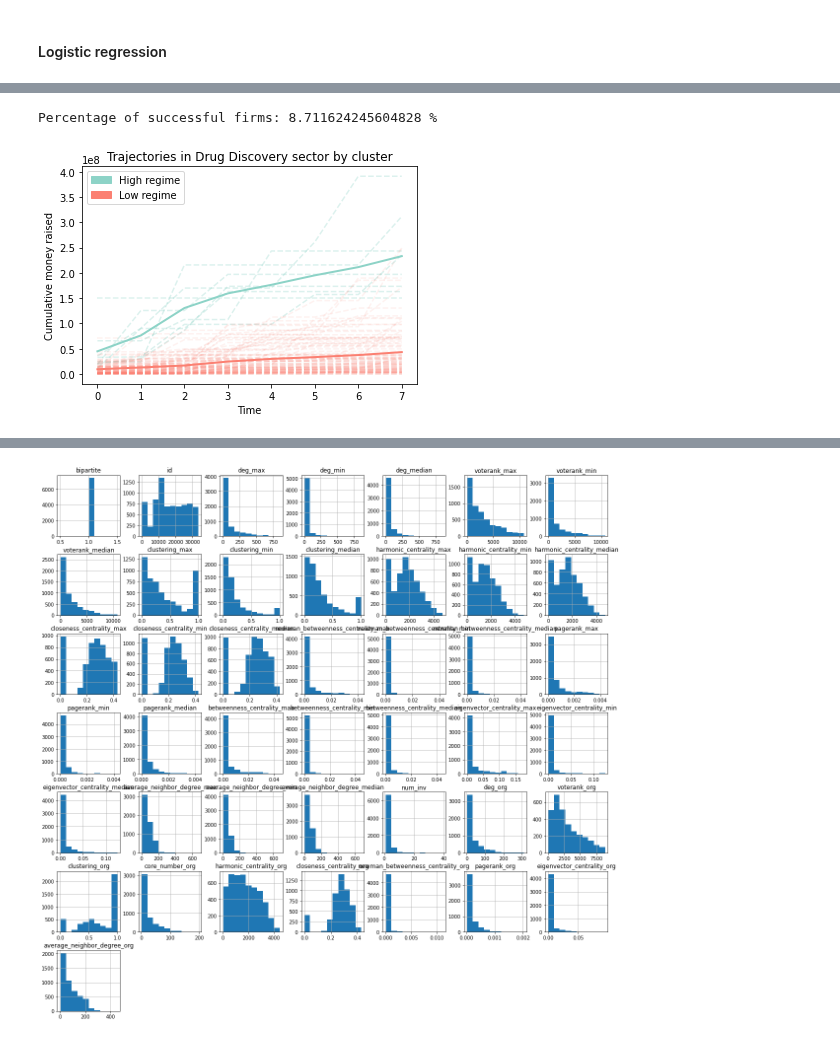
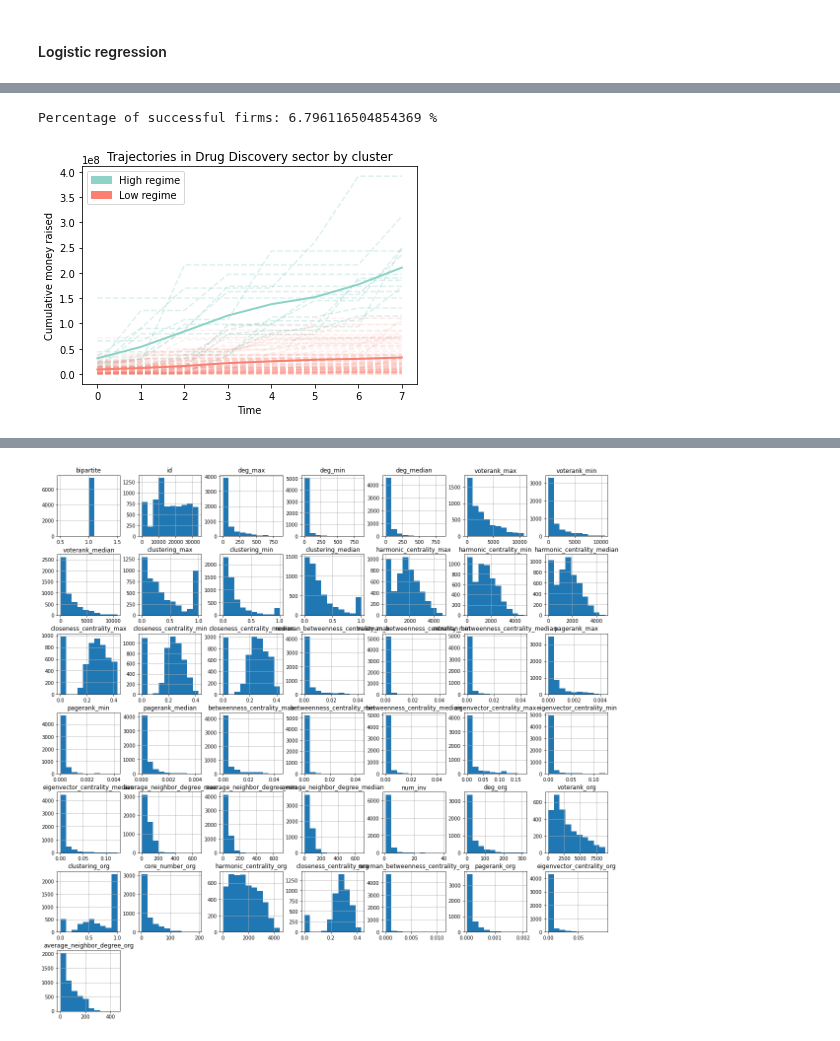
Before and after one commit to testalorenzo/crunch_net, a Jupyter notebook: ANS/notebook/notebooks/ANS_extension.ipynb, the cells around one changed output, grey strips where cells are left out. Saved outputs shown, nothing was run; the diff lists cells and outputs as text; code cells hidden in the pictures.

```diff
--- a/ANS/notebook/notebooks/ANS_extension.ipynb
+++ b/ANS/notebook/notebooks/ANS_extension.ipynb
@@ -33,7 +36,7 @@ def functional_clustering(data):
     clusters={}
     kmeans=skfda.ml.clustering.KMeans(n_clusters=2, n_init=100)
     for sector in content.industry.unique():
-        idx=content[content.industry==sector].index_x
+        idx=content[content.industry==sector].id_x
         mat=data.loc[:,data.columns.isin(idx)]
         if mat.shape[1]>1:
             fdmat = skfda.FDataGrid(mat.transpose().to_numpy())
@@ -82,7 +85,7 @@ cb_new = pd.merge(cb, numbers,  how='left', left_on=['target_name','stage'], rig
 cb_new = pd.merge(cb_new, nodes[nodes['bipartite']== 1],  how='left', left_on=['target_name','target_ID'], right_on = ['node','index'])
 cb_new = pd.merge(cb_new, nodes[nodes['bipartite']== 0],  how='left', left_on=['investors_name','investor_id'], right_on = ['node','index'])
 
-data=cb_new[['target_name', 'industry', 'index_x', 'date_y', 'size_real', 'target_founded', 'target_status', 'round_simp']]
+data=cb_new[['target_name', 'industry', 'id_x', 'date_y', 'size_real', 'target_founded', 'target_status', 'round_simp']]
 data.date_y=data.date_y.dt.year
 a=data.groupby(['round_simp']).count()
 a['target_name']=a.target_name/data.shape[0]
@@ -96,11 +99,11 @@ data=data[data.date_y<2021]
 data=data.loc[data.industry.isna()==False,]
 data=data.loc[~data.round_simp.isin(remove)]
 
-content=data[['industry','index_x', 'target_name', 'target_founded', 'target_status']].drop_duplicates()
+content=data[['industry','id_x', 'target_name', 'target_founded', 'target_status']].drop_duplicates()
 content['alive']=np.where(content.target_status.isin(['Alive / Active']),1,0)
 
-data=data.groupby(['index_x','target_name','date_y']).mean().reset_index()
-data=data.pivot('date_y','index_x','size_real')
+data=data.groupby(['id_x','target_name','date_y']).mean().reset_index()
+data=data.pivot('date_y','id_x','size_real')
 # %% [output]
 A value is trying to be set on a copy of a slice from a DataFrame.
 Try using .loc[row_indexer,col_indexer] = value instead
@@ -192,29 +196,29 @@ clusters=functional_clustering(data_size)
 # %%
 print('Percentage of successful firms:', 100*sum(clusters.values())/len(clusters.values()), '%')
 # %% [output]
-Percentage of successful firms: 8.711624245604828 %
+Percentage of successful firms: 6.796116504854369 %
 # %%
-toplot=data_size.loc[:, data_size.columns.isin(content[content.industry=='Drug Discovery'].index_x)]
+toplot=data_size.loc[:, data_size.columns.isin(content[content.industry=='Drug Discovery'].id_x)]
 toplot1=toplot.loc[:, toplot.columns.isin([x for x in clusters.keys() if clusters[x]==1])]
 toplot0=toplot.loc[:, toplot.columns.isin([x for x in clusters.keys() if clusters[x]==0])]
 
 fig, ax = plt.subplots(1,1, figsize=(6, 4))
 plt.plot(toplot1, c=high_regime, alpha=0.3, linestyle='--')
 plt.plot(toplot0, c=low_regime, alpha=0.1, linestyle='--')
 plt.plot(range(0,size), np.mean(toplot1, axis=1), c=high_regime, linewidth=2)
 plt.plot(range(0,size), np.mean(toplot0, axis=1), c=low_regime, linewidth=2)
 high_patch = mpatches.Patch(color=high_regime, label='High regime')
 low_patch = mpatches.Patch(color=low_regime, label='Low regime')
 plt.legend(handles=[high_patch, low_patch])
 plt.xlabel('Time')
 plt.xticks(range(0,size))
 plt.ylabel('Cumulative money raised')
 plt.title('Trajectories in Drug Discovery sector by cluster')
 
 os.chdir('/Users/ltesta/Documents/GitHub/crunch_net/ANS/plots')
 plt.savefig('drug_discovery_clustering_'+str(size)+'.pdf', bbox_inches="tight")
 # %% [output]
-[figure, old version]
+[figure, new version]
 # %%
 os.chdir('/Users/ltesta/Documents/GitHub/crunch_net/ANS/ANS_all')
 covariates=pd.read_csv('covariate.csv')
```
Also changed, not shown: parts of 15 cells of this notebook, 4 other files.
